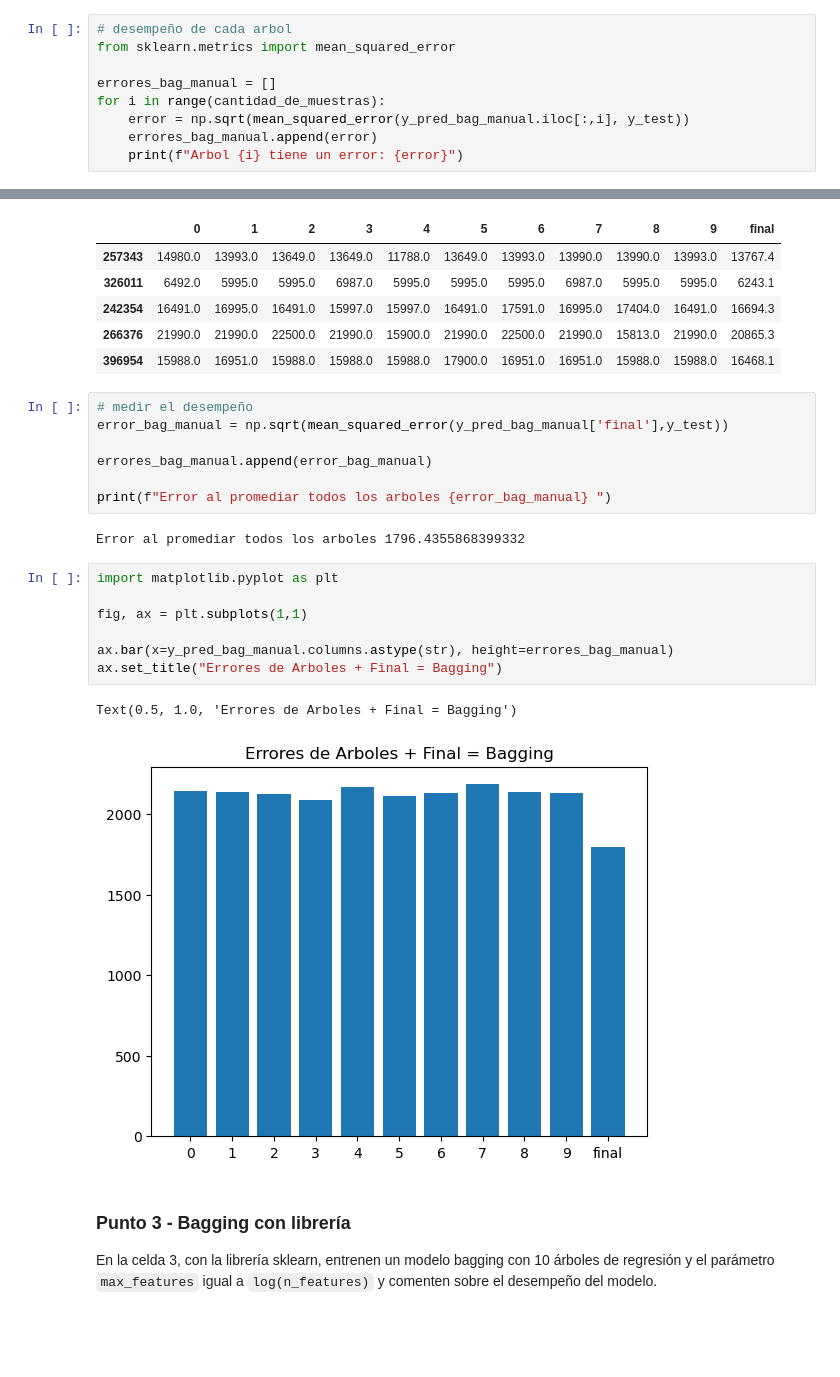
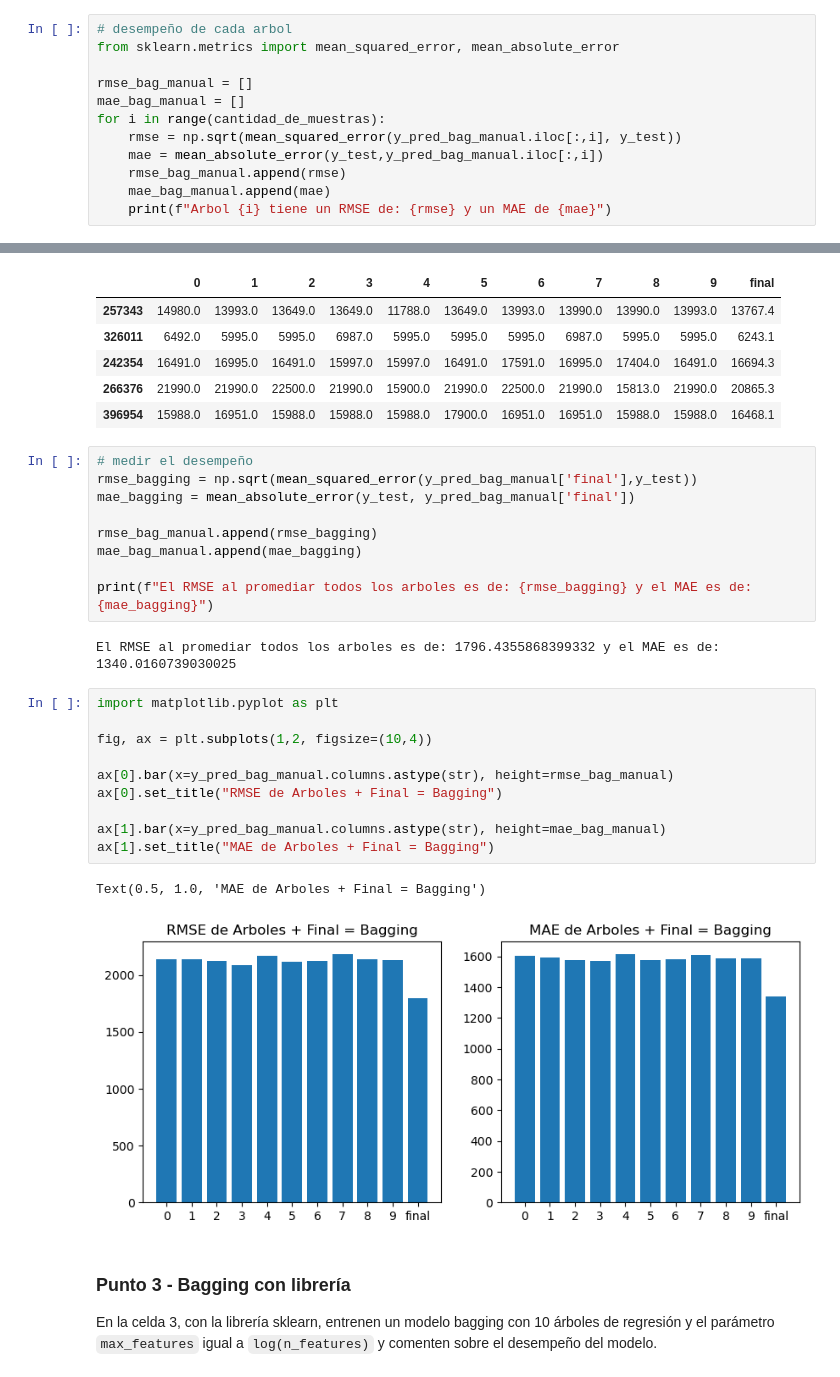
Before and after one commit to monsedcgc19/MIAD_ML_NLP_2025, a Jupyter notebook: Semana 2/S2TC1_RandomForests_Boosting.ipynb, the cells around one changed output, grey strips where cells are left out. Drawn from its saved outputs; the diff is of its cells as text; blank space fills up the shorter version.

Commit message:
correcciones-metricas
agregue rmse y mae

```diff
--- a/Semana 2/S2TC1_RandomForests_Boosting.ipynb
+++ b/Semana 2/S2TC1_RandomForests_Boosting.ipynb
@@ -318,11 +318,14 @@ y_pred_bag_manual
 3464 rows × 10 columns
 # %%
 # desempeño de cada arbol
-from sklearn.metrics import mean_squared_error
+from sklearn.metrics import mean_squared_error, mean_absolute_error
 
-errores_bag_manual = []
+rmse_bag_manual = []
+mae_bag_manual = []
 for i in range(cantidad_de_muestras):
-    error = np.sqrt(mean_squared_error(y_pred_bag_manual.iloc[:,i], y_test))
-    errores_bag_manual.append(error)
-    print(f"Arbol {i} tiene un error: {error}")
+    rmse = np.sqrt(mean_squared_error(y_pred_bag_manual.iloc[:,i], y_test))
+    mae = mean_absolute_error(y_test,y_pred_bag_manual.iloc[:,i])
+    rmse_bag_manual.append(rmse)
+    mae_bag_manual.append(mae)
+    print(f"Arbol {i} tiene un RMSE de: {rmse} y un MAE de {mae}")
 # %% [output]
@@ -351,23 +354,28 @@ y_pred_bag_manual.head()
 | 396954 | 15988.0 | 16951.0 | 15988.0 | 15988.0 | 15988.0 | 17900.0 | 16951.0 | 16951.0 | 15988.0 | 15988.0 | 16468.1 |
 # %%
 # medir el desempeño
-error_bag_manual = np.sqrt(mean_squared_error(y_pred_bag_manual['final'],y_test))
+rmse_bagging = np.sqrt(mean_squared_error(y_pred_bag_manual['final'],y_test))
+mae_bagging = mean_absolute_error(y_test, y_pred_bag_manual['final'])
 
-errores_bag_manual.append(error_bag_manual)
+rmse_bag_manual.append(rmse_bagging)
+mae_bag_manual.append(mae_bagging)
 
-print(f"Error al promediar todos los arboles {error_bag_manual} ")
+print(f"El RMSE al promediar todos los arboles es de: {rmse_bagging} y el MAE es de: {mae_bagging}")
 # %% [output]
-Error al promediar todos los arboles 1796.4355868399332
+El RMSE al promediar todos los arboles es de: 1796.4355868399332 y el MAE es de: 1340.0160739030025
 # %%
 import matplotlib.pyplot as plt
 
-fig, ax = plt.subplots(1,1)
+fig, ax = plt.subplots(1,2, figsize=(10,4))
 
-ax.bar(x=y_pred_bag_manual.columns.astype(str), height=errores_bag_manual)
-ax.set_title("Errores de Arboles + Final = Bagging")
+ax[0].bar(x=y_pred_bag_manual.columns.astype(str), height=rmse_bag_manual)
+ax[0].set_title("RMSE de Arboles + Final = Bagging")
+
+ax[1].bar(x=y_pred_bag_manual.columns.astype(str), height=mae_bag_manual)
+ax[1].set_title("MAE de Arboles + Final = Bagging")
 # %% [output]
-Text(0.5, 1.0, 'Errores de Arboles + Final = Bagging')
+Text(0.5, 1.0, 'MAE de Arboles + Final = Bagging')
-[figure, old version]
+[figure, new version]
 # %% [markdown]
 ### Punto 3 - Bagging con librería
 
```
Also changed, not shown: parts of 2 cells of this notebook.
